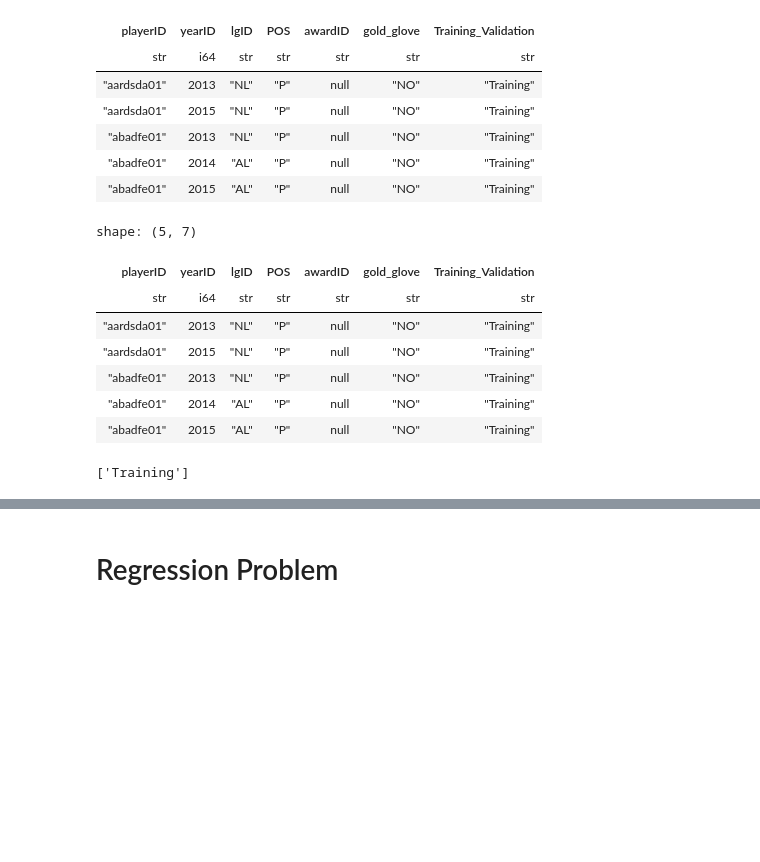
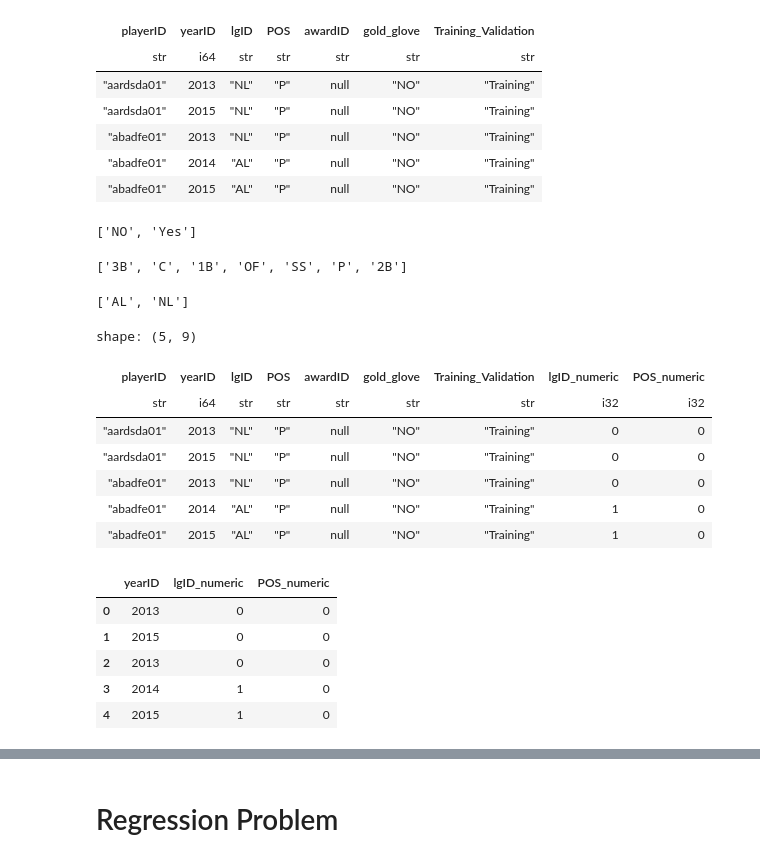
Before and after one commit to ShoSato-047/lab_2.3_ML_Baseballs, a Jupyter notebook: lab_2.3_ML_Baseballs.ipynb, the cells around one changed output, grey strips where cells are left out. Cells and saved outputs as stored; diff of their text form; code cells hidden in the pictures; blank space fills up the shorter version.

```diff
--- a/lab_2.3_ML_Baseballs.ipynb
+++ b/lab_2.3_ML_Baseballs.ipynb
@@ -22,23 +44,68 @@ shape: (5, 7)
 | "abadfe01" | 2013 | "NL" | "P" | null | "NO" | "Training" |
 | "abadfe01" | 2014 | "AL" | "P" | null | "NO" | "Training" |
 | "abadfe01" | 2015 | "AL" | "P" | null | "NO" | "Training" |
+# %%
+gold_glove['gold_glove'].unique().to_list()
+# %% [output]
+['NO', 'Yes']
+# %%
+# Categorical values need to be encoded as numeric
+gold_glove['POS'].unique().to_list()
+# %% [output]
+['3B', 'C', '1B', 'OF', 'SS', 'P', '2B']
+# %%
+gold_glove['lgID'].unique().to_list()
+# %% [output]
+['AL', 'NL']
+# %%
+gold_glove = (gold_glove
+             .with_columns(lgID_numeric = pl.when(pl.col('lgID') == 'NL')
+                                            .then(0)
+                                            .when(pl.col('lgID') == 'AL')
+                                            .then(1),
+                           POS_numeric = pl.when(pl.col('POS') == 'P')
+                                           .then(0)
+                                           .when(pl.col('POS') == 'C')
+                                           .then(1)
+                                           .when(pl.col('POS') == '1B')
+                                           .then(2)
+                                           .when(pl.col('POS') == '2B')
+                                           .then(3)
+                                           .when(pl.col('POS') == '3B')
+                                           .then(4)
+                                           .when(pl.col('POS') == 'SS')
+                                           .then(5)
+                                           .when(pl.col('POS') == 'OF')
+                                           .then(6)
+                          )
+             )
+gold_glove.head()
+# %% [output]
+shape: (5, 9)
+| playerID | yearID | lgID | POS | awardID | gold_glove | Training_Validation | lgID_numeric | POS_numeric |
+| str | i64 | str | str | str | str | str | i32 | i32 |
+| "aardsda01" | 2013 | "NL" | "P" | null | "NO" | "Training" | 0 | 0 |
+| "aardsda01" | 2015 | "NL" | "P" | null | "NO" | "Training" | 0 | 0 |
+| "abadfe01" | 2013 | "NL" | "P" | null | "NO" | "Training" | 0 | 0 |
+| "abadfe01" | 2014 | "AL" | "P" | null | "NO" | "Training" | 1 | 0 |
+| "abadfe01" | 2015 | "AL" | "P" | null | "NO" | "Training" | 1 | 0 |
 # %%
-training_gold_glove = (gold_glove
+X_train_gold_glove = (gold_glove
                       .filter(pl.col('Training_Validation') == 'Training')
+                      .drop(['playerID',
+                             'gold_glove',
+                             'awardID',
+                             'Training_Validation',
+                             'POS',
+                             'lgID'
+                            ])
                       )
-training_gold_glove.head()
+X_train_gold_glove = X_train_gold_glove.to_pandas()
+X_train_gold_glove.head()
 # %% [output]
-shape: (5, 7)
-| playerID | yearID | lgID | POS | awardID | gold_glove | Training_Validation |
-| str | i64 | str | str | str | str | str |
-| "aardsda01" | 2013 | "NL" | "P" | null | "NO" | "Training" |
-| "aardsda01" | 2015 | "NL" | "P" | null | "NO" | "Training" |
-| "abadfe01" | 2013 | "NL" | "P" | null | "NO" | "Training" |
-| "abadfe01" | 2014 | "AL" | "P" | null | "NO" | "Training" |
-| "abadfe01" | 2015 | "AL" | "P" | null | "NO" | "Training" |
+|  | yearID | lgID_numeric | POS_numeric |
+| 0 | 2013 | 0 | 0 |
+| 1 | 2015 | 0 | 0 |
+| 2 | 2013 | 0 | 0 |
+| 3 | 2014 | 1 | 0 |
+| 4 | 2015 | 1 | 0 |
-# %%
-# Making sure the original data is filtered only for 'training'
-
-training_gold_glove['Training_Validation'].unique().to_list()
-# %% [output]
-['Training']
```
Also changed, not shown: parts of 102 cells of this notebook.
